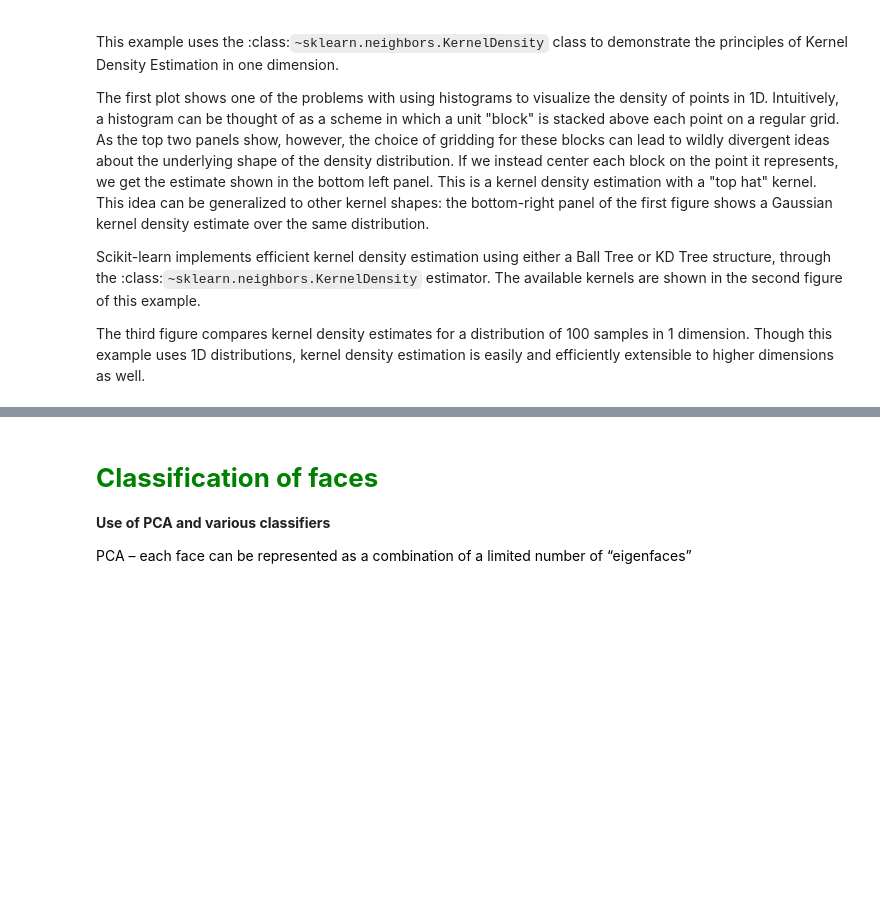
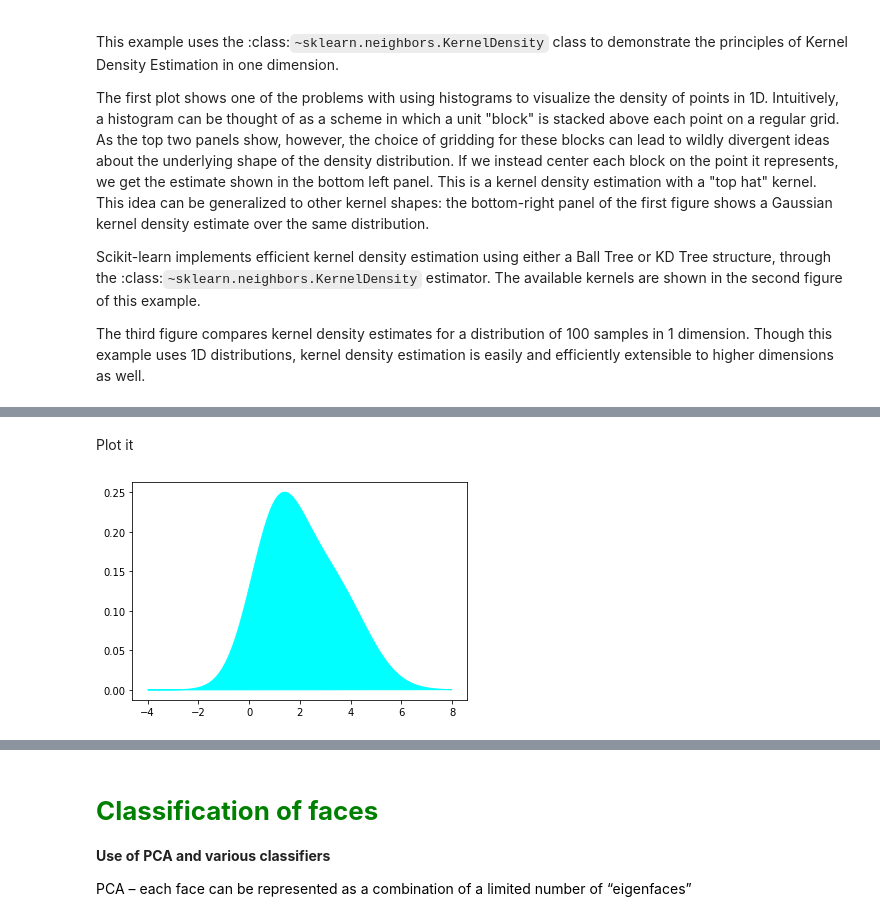
Before and after one commit to marcinwolter/Machine-learning-KISD-2022, a Jupyter notebook: lecture2.ipynb, the cells around one changed output, grey strips where cells are left out. Saved outputs shown, nothing was run; the diff lists cells and outputs as text; code cells hidden in the pictures; blank space fills up the shorter version.

```diff
--- a/lecture2.ipynb
+++ b/lecture2.ipynb
@@ -718,0 +644,2 @@ plt.show()
+# %%
+x_test = np.linspace(-4, 8, 2000)[:, np.newaxis]
@@ -718,0 +648,11 @@ plt.show()
+# %%
+model = KernelDensity()
+model.fit(x_train)
+log_dens = model.score_samples(x_test)
+# %% [markdown]
+Plot it
+# %%
+plt.fill(x_test, np.exp(log_dens), c='cyan')
+plt.show()
+# %% [output]
+[figure, added]
```
Also changed, not shown: parts of 20 cells of this notebook.
